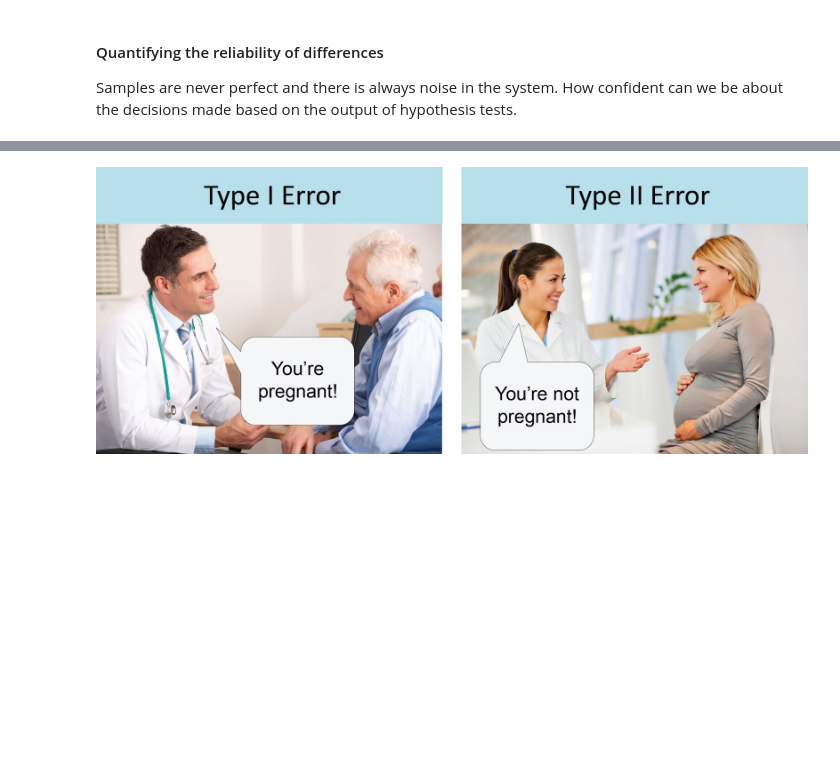
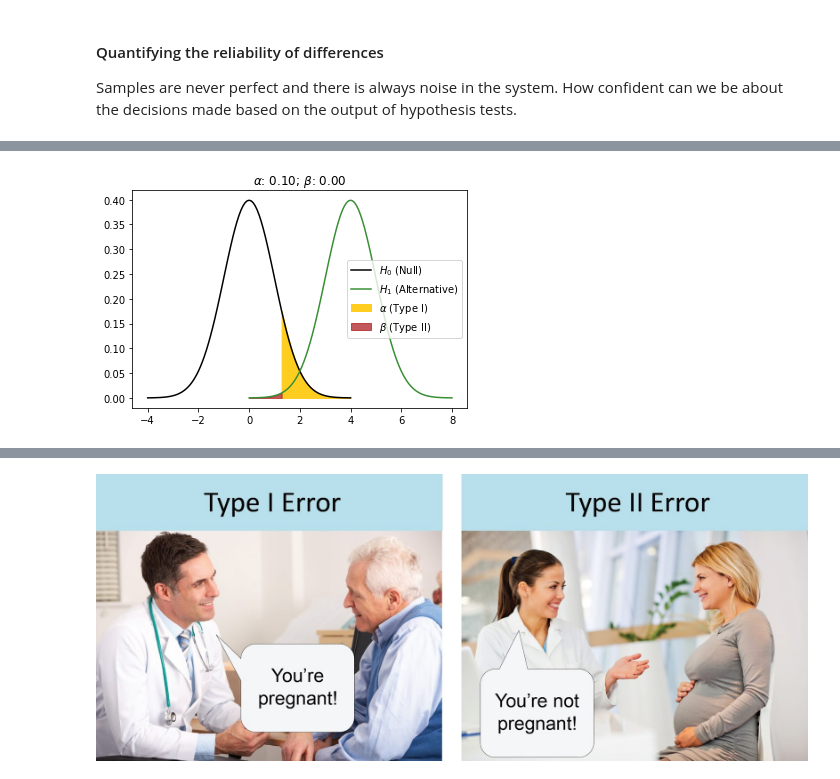
Before and after one commit to quizlet/abracadabra, a Jupyter notebook: docs/inferential_statistics_and_ab_experiment_analysis.ipynb, the cells around one changed output, grey strips where cells are left out. Saved outputs shown, nothing was run; the diff lists cells and outputs as text; code cells hidden in the pictures; blank space fills up the shorter version.

```diff
--- a/docs/inferential_statistics_and_ab_experiment_analysis.ipynb
+++ b/docs/inferential_statistics_and_ab_experiment_analysis.ipynb
@@ -175,0 +217,38 @@ Samples are never perfect and there is always noise in the system. How confident
+# %%
+def plot_alpha_beta(alpha=.05, null_mean=0, null_std=1, alt_mean=4, alt_std=1, plot_power=False):
+    """Visualize the relationship between Type I and Type II error (assuming right-tailed test),
+    assuming Gaussian Null and Alternative hypothesis parameterizations.
+    """
+    null = Gaussian(mean=null_mean, std=null_std, label='$H_0$ (Null)', color=NULL_COLOR, fill=False)
+    alternative = Gaussian(mean=alt_mean, std=alt_std, label='$H_1$ (Alternative)', color=ALT_COLOR, fill=False)
+
+    x_at_alpha = null.ppf(1-alpha)  # one-tailed
+    x_alpha = np.linspace(x_at_alpha, null.xgrid().max())
+
+    beta = alternative.cdf(x_at_alpha)
+    x_beta = np.linspace(alternative.xgrid().min(), x_at_alpha)
+
+#     plt.subplots(figsize=(10, 5))
+
+    # Plot distributions
+    null.plot()
+    alternative.plot()
+
+    # Plot errors
+    null.plot_area(x_alpha, alpha=1, color=ALPHA_COLOR, label=r'$\alpha$ (Type I)')
+    alternative.plot_area(x_beta, alpha=.75, color=BETA_COLOR, label=r'$\beta$ (Type II)')
+
+    # Plot power
+    if plot_power:
+        power = 1 - beta
+        x_power = np.linspace(x_at_alpha, alternative.xgrid().max())
+        alternative.plot_area(x_power, alpha=.5, color=POWER_COLOR, label=r'Power (1-$\beta$)')
+        plt.title(r"$\alpha$: {:1.2f}; $\beta$: {:1.2f}; Power: {:1.2f}".format(alpha, beta, power))
+    else:
+        plt.title(r"$\alpha$: {:1.2f}; $\beta$: {:1.2f}".format(alpha, beta))
+    plt.legend()
+
+plot_alpha_beta(.1)
+savefig('alpha_beta.png')
+# %% [output]
+[figure, added]
```
Also changed, not shown: parts of 42 cells of this notebook, 1 other file.
